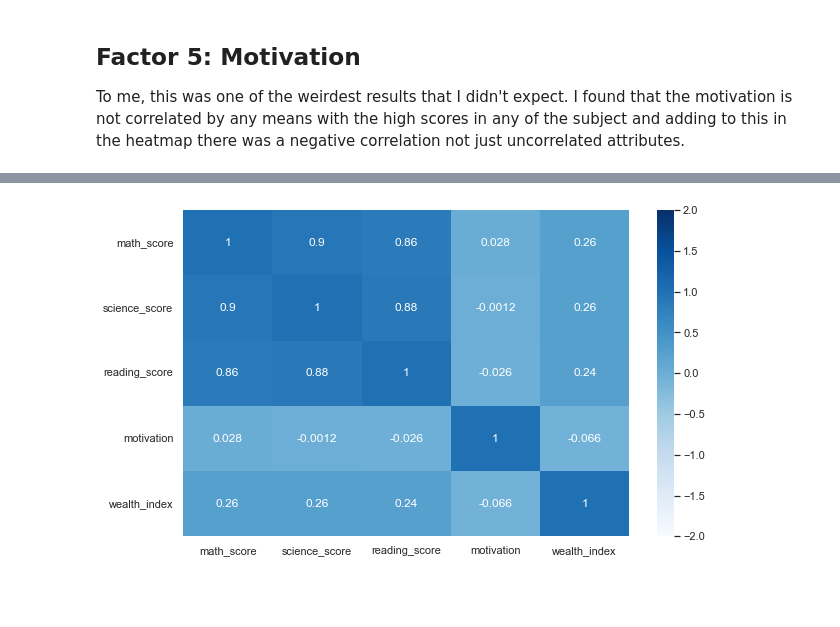
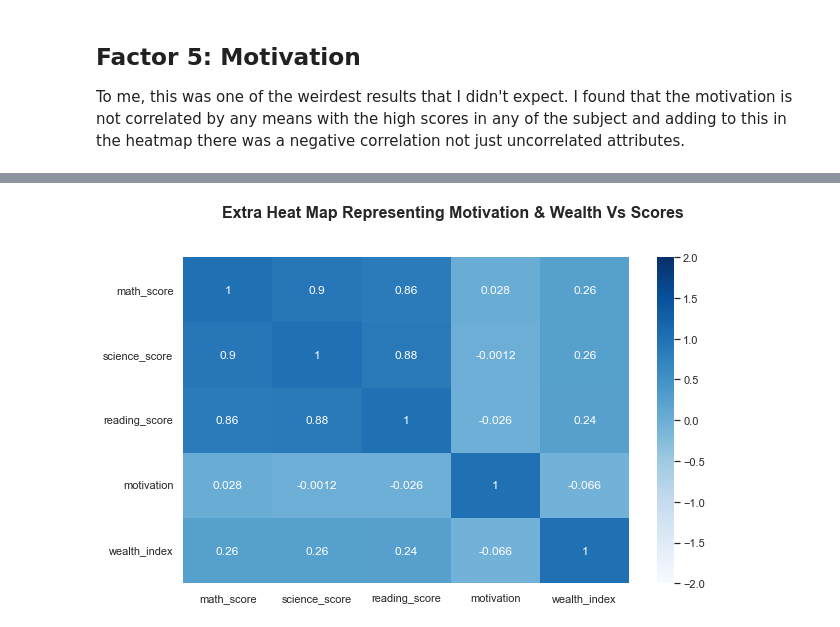
Before and after one commit to AmiraNoaman/Pisa2012DataAnalysis, a Jupyter notebook: slide_deck_template.ipynb, the cells around one changed output, grey strips where cells are left out. Cells and saved outputs as stored; diff of their text form; code cells hidden in the pictures; blank space fills up the shorter version.

```diff
--- a/slide_deck_template.ipynb
+++ b/slide_deck_template.ipynb
@@ -140,5 +143,7 @@ for course in scores:
 # %%
 sb.heatmap(data=df[['math_score','science_score','reading_score','motivation','wealth_index']].corr(),
            center=0, cmap="Blues",annot=True, vmin=-2, vmax=2);
+plt.suptitle("Extra heat map representing Motivation & Wealth vs Scores".title(), y = 1,
+            fontsize = 16, weight = "bold");
 # %% [output]
-[figure, old version]
+[figure, new version]
```
Also changed, not shown: parts of 5 cells of this notebook.
